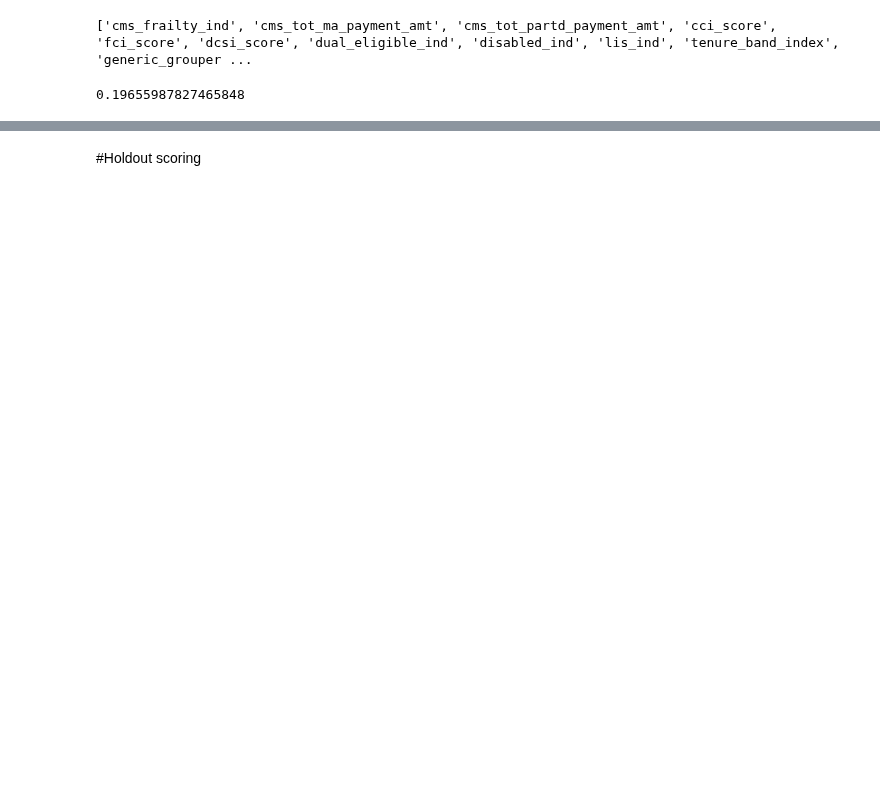
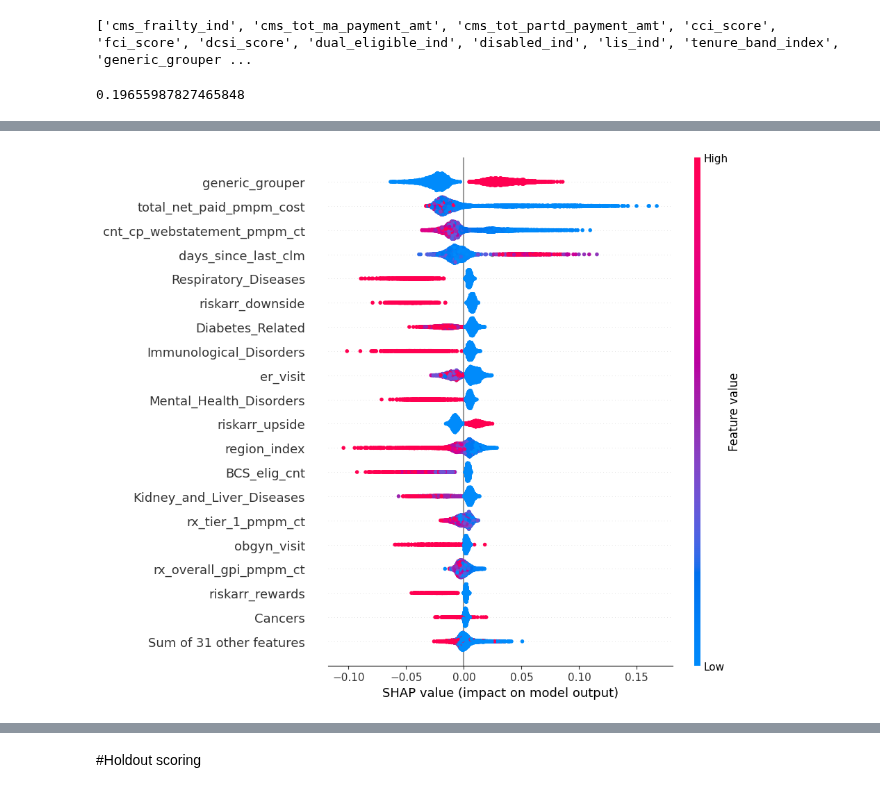
Before and after one commit to KavyaNair01/Machine_Learning, a Jupyter notebook: Copy_of_humana_model_new_kavya.ipynb, the cells around one changed output, grey strips where cells are left out. Drawn from its saved outputs; the diff is of its cells as text; code cells hidden in the pictures; blank space fills up the shorter version.

```diff
--- a/Copy_of_humana_model_new_kavya.ipynb
+++ b/Copy_of_humana_model_new_kavya.ipynb
@@ -437 +467,3 @@ array([[ 0.00015391,  0.00164223,  0.01975478, ...,  0.00258927,
+# %%
+required_indices = [explain_df.columns.get_loc(feature) for feature in list(ftt_df['columns'].head(50))]
 # %%
@@ -440,0 +473,4 @@ shap.plots.beeswarm(shap_values_adult,max_display=50)
+# %%
+shap.plots.beeswarm(shap_values_adult[:,required_indices],max_display=20)
+# %% [output]
+[figure, added]
```
Also changed, not shown: parts of 113 cells of this notebook.
